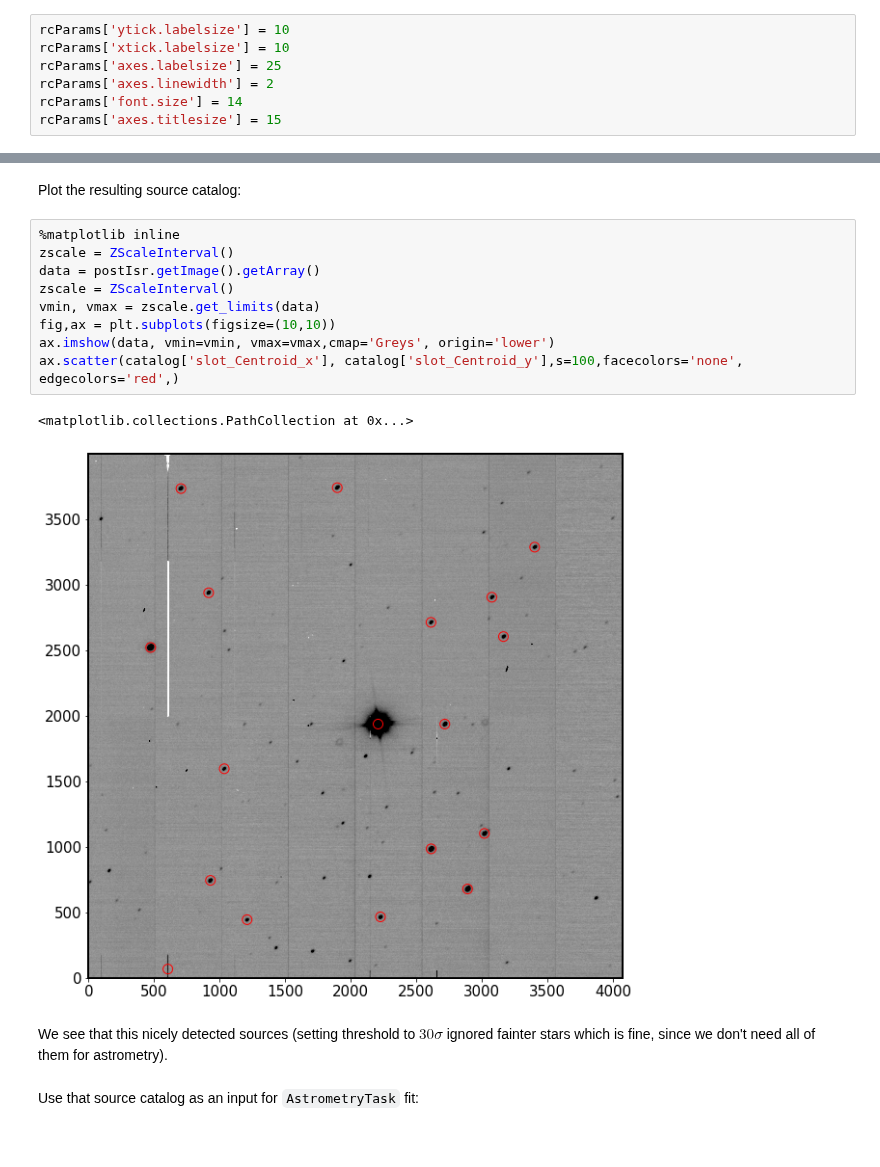
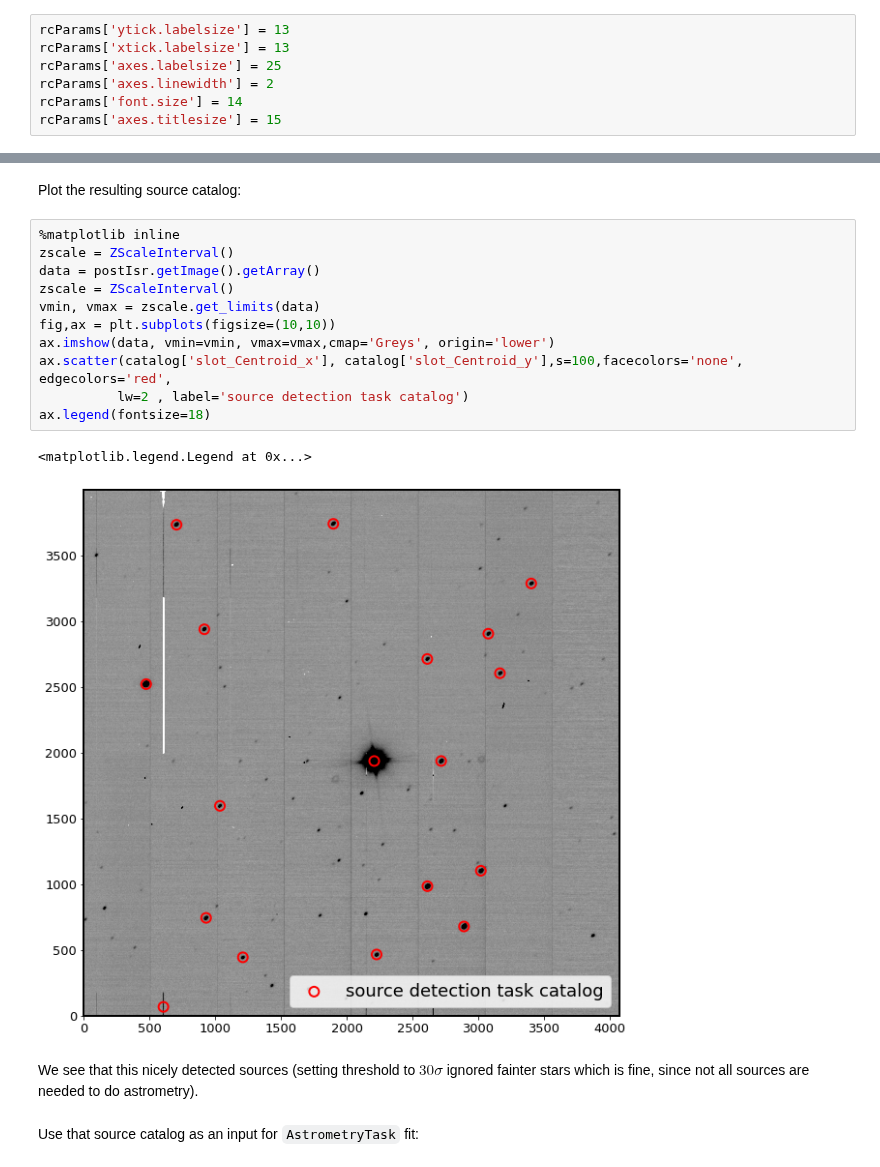
Before and after one commit to lsst-ts/ts_analysis_notebooks, a Jupyter notebook: notebooks/auxtel/auxTel_images_to_Zernikes.ipynb, the cells around one changed output, grey strips where cells are left out. Cells and saved outputs as stored; diff of their text form.

```diff
--- a/notebooks/auxtel/auxTel_images_to_Zernikes.ipynb
+++ b/notebooks/auxtel/auxTel_images_to_Zernikes.ipynb
@@ -102,6 +111,6 @@ from lsst.ts.analysis.notebooks import analysisTools as at
 # %%
-rcParams['ytick.labelsize'] = 10
-rcParams['xtick.labelsize'] = 10
+rcParams['ytick.labelsize'] = 13
+rcParams['xtick.labelsize'] = 13
 rcParams['axes.labelsize'] = 25
 rcParams['axes.linewidth'] = 2
 rcParams['font.size'] = 14
@@ -506,17 +348,19 @@ Plot the resulting source catalog:
 # %%
 %matplotlib inline
 zscale = ZScaleInterval()
 data = postIsr.getImage().getArray()
 zscale = ZScaleInterval()
 vmin, vmax = zscale.get_limits(data)
 fig,ax = plt.subplots(figsize=(10,10))
 ax.imshow(data, vmin=vmin, vmax=vmax,cmap='Greys', origin='lower')
-ax.scatter(catalog['slot_Centroid_x'], catalog['slot_Centroid_y'],s=100,facecolors='none', edgecolors='red',)
+ax.scatter(catalog['slot_Centroid_x'], catalog['slot_Centroid_y'],s=100,facecolors='none', edgecolors='red',
+          lw=2 , label='source detection task catalog')
+ax.legend(fontsize=18)
 # %% [output]
-<matplotlib.collections.PathCollection at 0x...>
+<matplotlib.legend.Legend at 0x...>
-[figure, old version]
+[figure, new version]
 # %% [markdown]
-We see that this nicely detected sources (setting threshold to $30 \sigma$ ignored fainter stars which is fine, since we don't need all of them for astrometry).
+We see that this nicely detected sources (setting threshold to $30 \sigma$ ignored fainter stars which is fine, since not all sources are needed to do astrometry).
 # %% [markdown]
 Use that source catalog as an input for `AstrometryTask` fit:
 # %%
```
Also changed, not shown: parts of 72 cells of this notebook.
